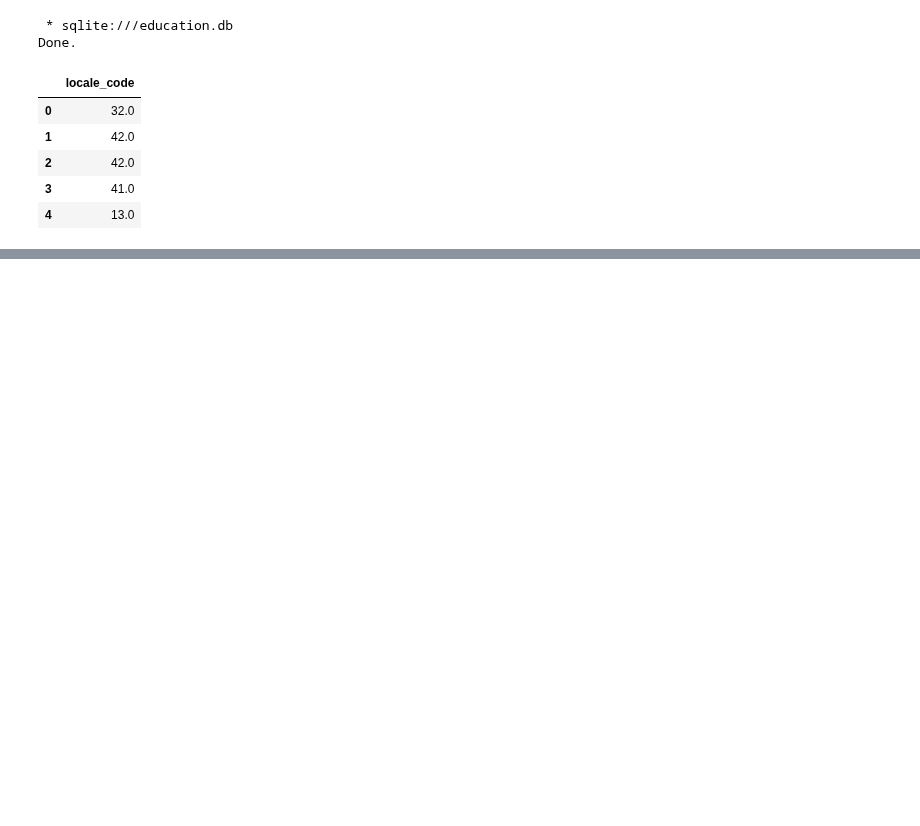
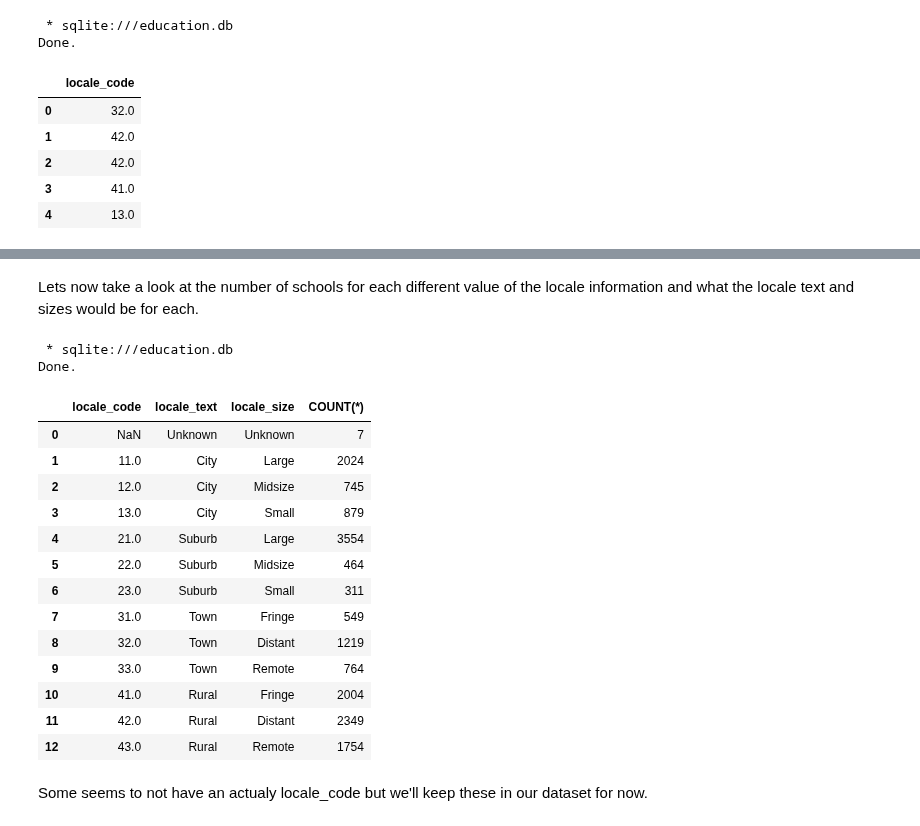
Before and after one commit to LucasCroslyn/CodingProblems, a Jupyter notebook: CodeAcademy/Data Science SQL Projects/DSIP #3 Education Database/Queries.ipynb, the cells around one changed output, grey strips where cells are left out. Saved outputs shown, nothing was run; the diff lists cells and outputs as text; code cells hidden in the pictures; blank space fills up the shorter version.

Commit message:
Q2 Work Done

```diff
--- a/CodeAcademy/Data Science SQL Projects/DSIP #3 Education Database/Queries.ipynb
+++ b/CodeAcademy/Data Science SQL Projects/DSIP #3 Education Database/Queries.ipynb
@@ -265,0 +315,26 @@ Done.
+# %% [markdown]
+Lets now take a look at the number of schools for each different value of the locale information and what the locale text and sizes would be for each.
+# %%
+%%sql
+SELECT locale_code, locale_text, locale_size, COUNT(*)
+FROM temp_locale
+GROUP BY locale_code;
+# %% [output]
+ * sqlite:///education.db
+Done.
+|  | locale_code | locale_text | locale_size | COUNT(*) |
+| 0 | NaN | Unknown | Unknown | 7 |
+| 1 | 11.0 | City | Large | 2024 |
+| 2 | 12.0 | City | Midsize | 745 |
+| 3 | 13.0 | City | Small | 879 |
+| 4 | 21.0 | Suburb | Large | 3554 |
+| 5 | 22.0 | Suburb | Midsize | 464 |
+| 6 | 23.0 | Suburb | Small | 311 |
+| 7 | 31.0 | Town | Fringe | 549 |
+| 8 | 32.0 | Town | Distant | 1219 |
+| 9 | 33.0 | Town | Remote | 764 |
+| 10 | 41.0 | Rural | Fringe | 2004 |
+| 11 | 42.0 | Rural | Distant | 2349 |
+| 12 | 43.0 | Rural | Remote | 1754 |
+# %% [markdown]
+Some seems to not have an actualy locale_code but we'll keep these in our dataset for now.
```
Also changed, not shown: parts of 5 cells of this notebook.
